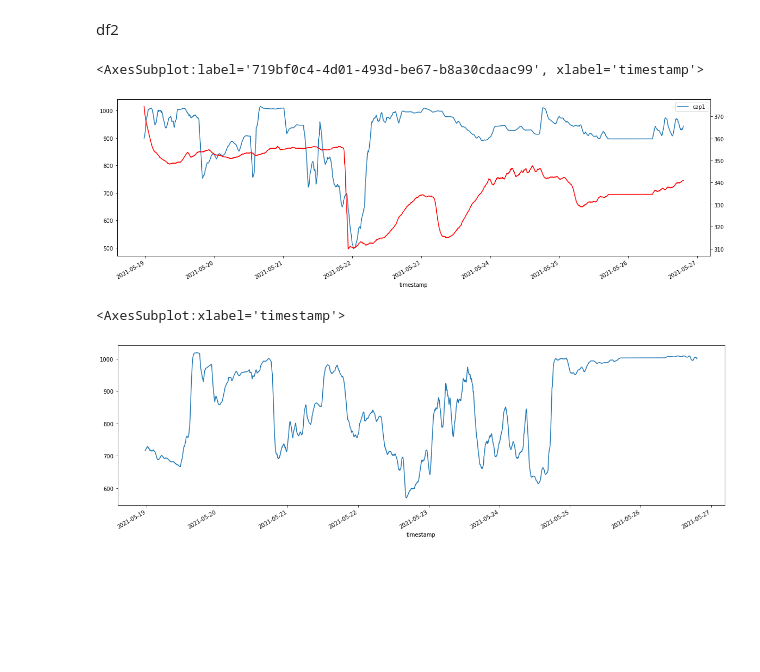
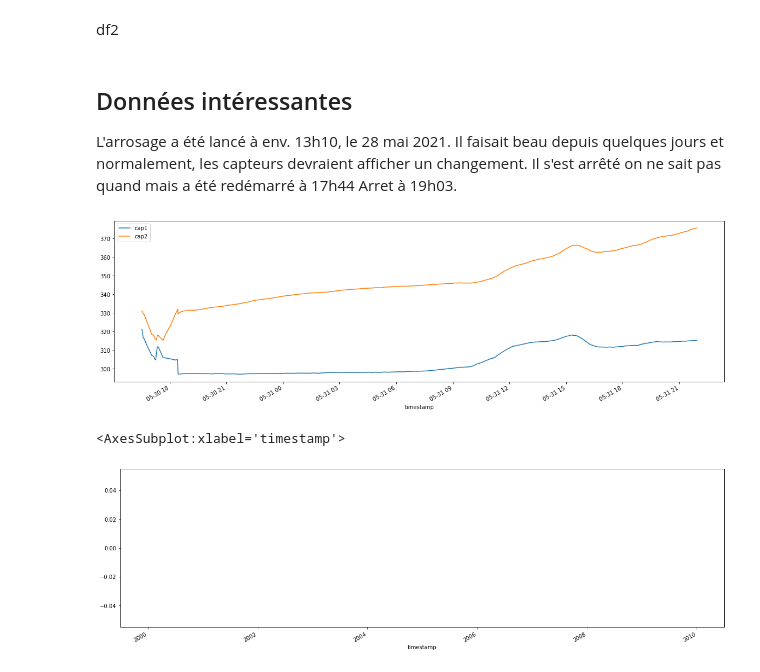
Before and after one commit to Iomys/E2_watering, a Jupyter notebook: report/Analyse des capteur.ipynb, the cells around one changed output. Saved outputs shown, nothing was run; the diff lists cells and outputs as text; code cells hidden in the pictures; blank space fills up the shorter version.

Commit message:
Quelques modifications au notebook d'analyse

```diff
--- a/report/Analyse des capteur.ipynb
+++ b/report/Analyse des capteur.ipynb
@@ -42,38 +42,50 @@ df[df.index >"2021-05-18 18:00"][["temperature", "soil temperature"]].plot()
 # %% [markdown]
 df2
+# %% [markdown]
+## Données intéressantes
+
+L'arrosage a été lancé à env. 13h10, le 28 mai 2021. Il faisait beau depuis quelques jours et normalement,
+les capteurs devraient afficher un changement. Il s'est arrêté on ne sait pas quand mais a été redémarré à 17h44
+Arret à 19h03.
 # %%
-df3 = df[["cap1", "cap2", "chinois"]]
+df3 = df[["cap1", "cap2", "chinois", "cap0"]]
+df3 = df3[df3['cap0']<=1024]
 df3 = df3[df3['cap1']<=1024]
 df3 = df3[df3['cap2']<=1024]
-df3 = df3[df3['chinois']<=1024]
-#df3 = df3[df2.index >"2021-05-21 18:00"][["cap1", "cap2", "chinois"]]
-#df3 = df3[df3.index <"2021-05-22 06:00"][["cap1", "cap2", "chinois"]]
+#df3 = df3[df3['chinois']<=1024]
+#df3 = df3[df3.index >"2021-05-30 13:00"][["cap1", "cap2", "cap0", "chinois"]]
+#df3 = df3[df3.index <"2021-05-22 06:00"][["cap1", "cap2", "cap0", "chinois"]]
 
 
 #chinois
-df3 = df3[((df3.chinois.shift() - df3.chinois)<50)] #Supression des sauts négatifs
-df3 = df3[((df3.chinois - df3.chinois.shift())<50)] #Supression des sauts positifs
+#df3 = df3[((df3.chinois.shift() - df3.chinois)<50)] #Supression des sauts négatifs
+#df3 = df3[((df3.chinois - df3.chinois.shift())<50)] #Supression des sauts positifs
+
+#cap0
+df3 = df3[((df3.cap0.shift() - df3.cap0)<20)] #Supression des sauts négatifs
+df3 = df3[((df3.cap0 - df3.cap0.shift())<20)] #Supression des sauts positifs
 
 #cap1
 df3 = df3[((df3.cap1.shift() - df3.cap1)<20)] #Supression des sauts négatifs
 df3 = df3[((df3.cap1 - df3.cap1.shift())<20)] #Supression des sauts positifs
-
-#cap2
+#
+# #cap2
 df3 = df3[((df3.cap2.shift() - df3.cap2)<20)] #Supression des sauts négatifs
 df3 = df3[((df3.cap2 - df3.cap2.shift())<20)] #Supression des sauts positifs
 
 #Moving Average
 df3 = df3.rolling(60).mean()
 
 #Création du plot
-ax=df3["cap1"].plot(figsize=(20, 6), legend=["cap1", "cap2"])
-ax1 = ax.twinx()
-df3["cap2"].plot(ax=ax1, color="red")
+
+df3[["cap1", "cap2"]].plot(figsize=(20, 6))
+#ax1 = ax.twinx()
+#df3["cap2"].plot(ax=ax1, color="red")
+plt.savefig("/home/iomys/Programmation/E2_watering/fig/moisture.svg")
 # %% [output]
-<AxesSubplot:label='719bf0c4-4d01-493d-be67-b8a30cdaac99', xlabel='timestamp'>
-[figure, old version]
+[figure, new version]
 # %%
 df3.chinois.plot(figsize=(20, 6))
 # %% [output]
 <AxesSubplot:xlabel='timestamp'>
-[figure, old version]
+[figure, new version]
```
Also changed, not shown: parts of 3 cells of this notebook.
